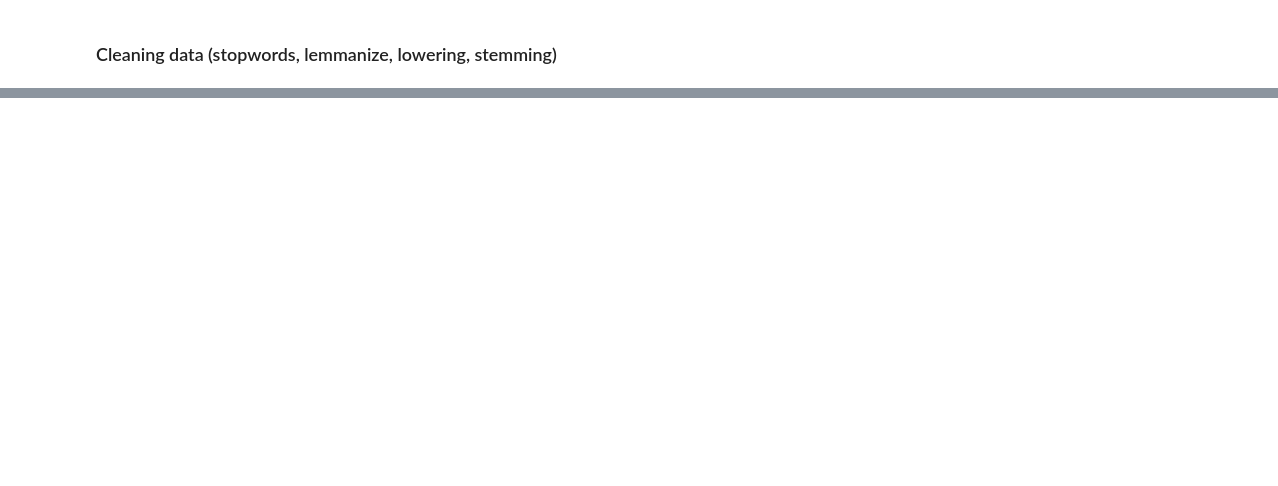
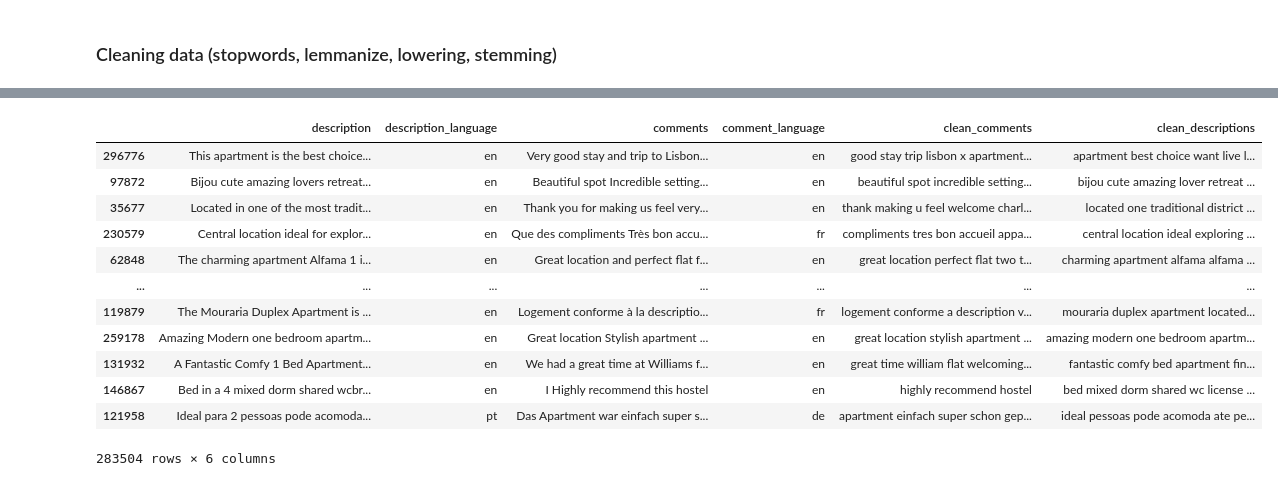
Before and after one commit to beatrizdsantosss/Text-mining-project-, a Jupyter notebook: NLP_45.ipynb, the cells around one changed output, grey strips where cells are left out. Cells and saved outputs as stored; diff of their text form; code cells hidden in the pictures; blank space fills up the shorter version.

```diff
--- a/NLP_45.ipynb
+++ b/NLP_45.ipynb
@@ -1565,0 +1511,16 @@ X_train["comments"] = X_train['comments'].apply(word_tokenize)
+# %%
+X_train_clean
+# %% [output]
+|  | description | description_language | comments | comment_language | clean_comments | clean_descriptions |
+| 296776 | This apartment is the best choice... | en | Very good stay and trip to Lisbon... | en | good stay trip lisbon x apartment... | apartment best choice want live l... |
+| 97872 | Bijou cute amazing lovers retreat... | en | Beautiful spot Incredible setting... | en | beautiful spot incredible setting... | bijou cute amazing lover retreat ... |
+| 35677 | Located in one of the most tradit... | en | Thank you for making us feel very... | en | thank making u feel welcome charl... | located one traditional district ... |
+| 230579 | Central location ideal for explor... | en | Que des compliments Très bon accu... | fr | compliments tres bon accueil appa... | central location ideal exploring ... |
+| 62848 | The charming apartment Alfama 1 i... | en | Great location and perfect flat f... | en | great location perfect flat two t... | charming apartment alfama alfama ... |
+| ... | ... | ... | ... | ... | ... | ... |
+| 119879 | The Mouraria Duplex Apartment is ... | en | Logement conforme à la descriptio... | fr | logement conforme a description v... | mouraria duplex apartment located... |
+| 259178 | Amazing Modern one bedroom apartm... | en | Great location Stylish apartment ... | en | great location stylish apartment ... | amazing modern one bedroom apartm... |
+| 131932 | A Fantastic Comfy 1 Bed Apartment... | en | We had a great time at Williams f... | en | great time william flat welcoming... | fantastic comfy bed apartment fin... |
+| 146867 | Bed in a 4 mixed dorm shared wcbr... | en | I Highly recommend this hostel | en | highly recommend hostel | bed mixed dorm shared wc license ... |
+| 121958 | Ideal para 2 pessoas pode acomoda... | pt | Das Apartment war einfach super s... | de | apartment einfach super schon gep... | ideal pessoas pode acomoda ate pe... |
+283504 rows × 6 columns
```
Also changed, not shown: parts of 35 cells of this notebook.
